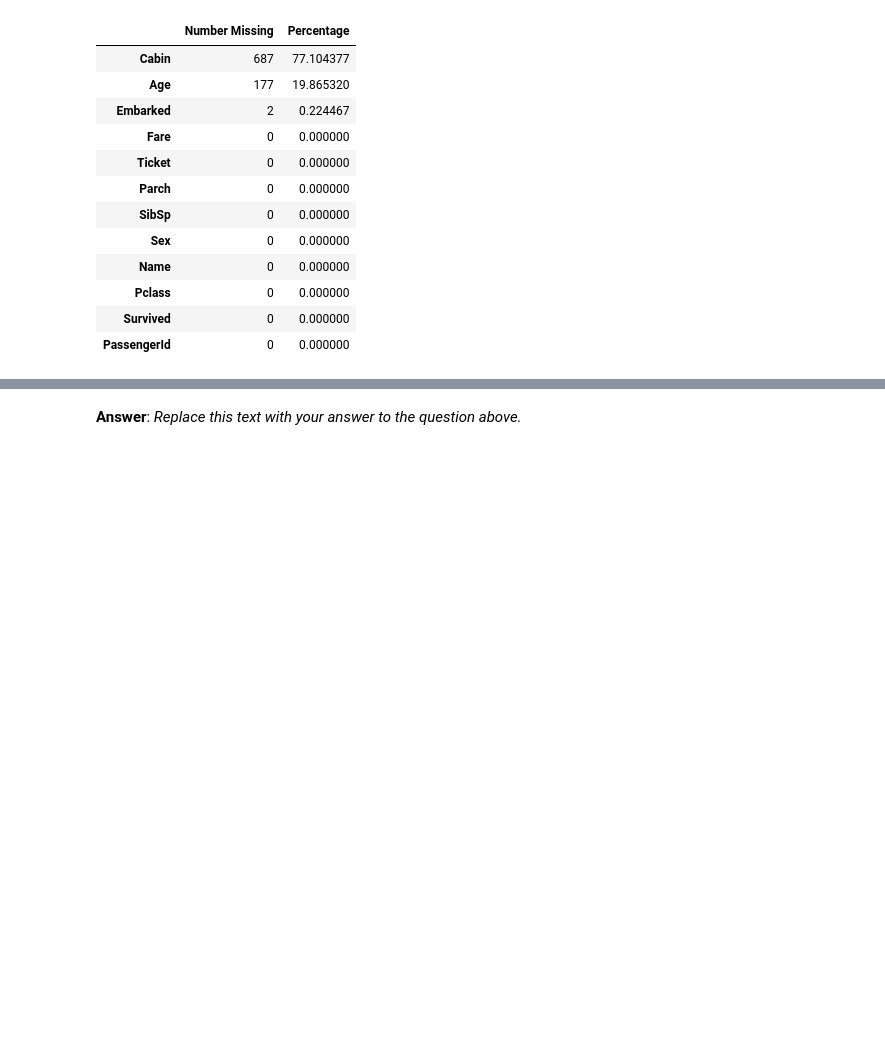
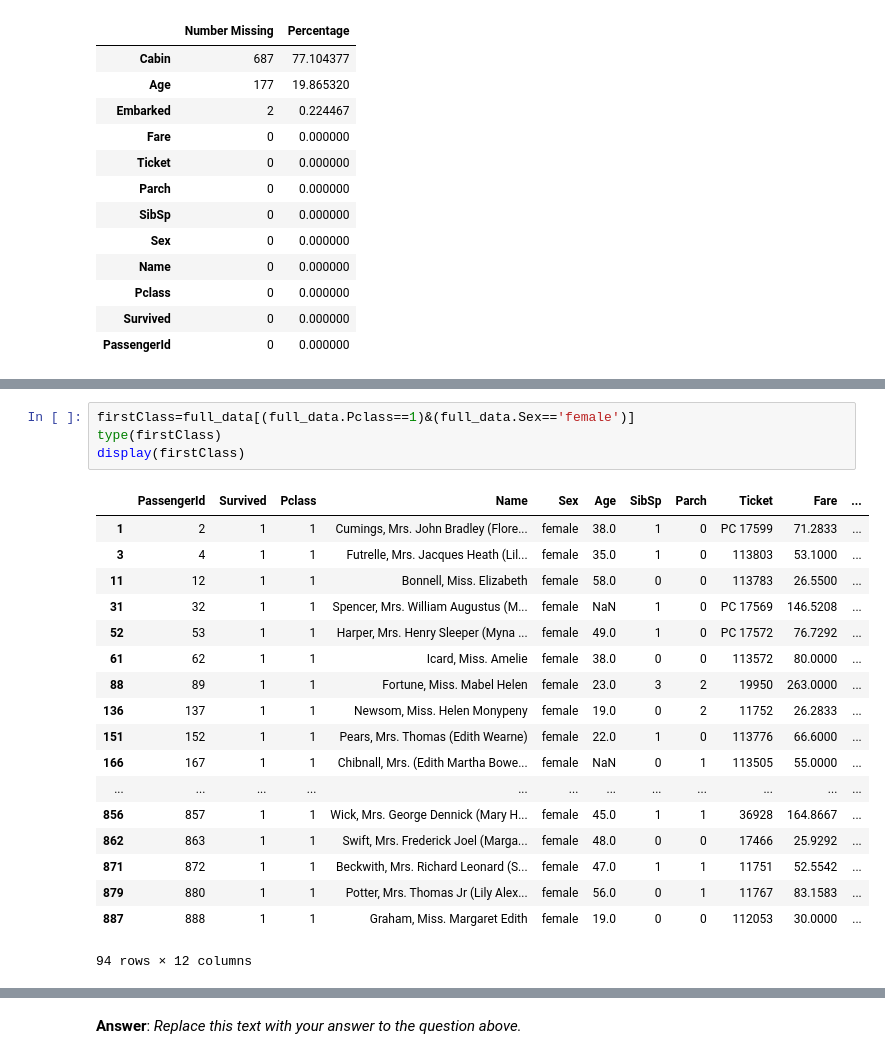
Before and after one commit to TRETH/titanic_survival_exploration, a Jupyter notebook: titanic_survival_exploration.ipynb, the cells around one changed output, grey strips where cells are left out. Saved outputs shown, nothing was run; the diff lists cells and outputs as text; blank space fills up the shorter version.

```diff
--- a/titanic_survival_exploration.ipynb
+++ b/titanic_survival_exploration.ipynb
@@ -348 +370,24 @@ Name: Age, Length: 197, dtype: float64
+# %%
+firstClass=full_data[(full_data.Pclass==1)&(full_data.Sex=='female')]
+type(firstClass)
+display(firstClass)
+# %% [output]
+|  | PassengerId | Survived | Pclass | Name | Sex | Age | SibSp | Parch | Ticket | Fare | ... |
+| 1 | 2 | 1 | 1 | Cumings, Mrs. John Bradley (Flore... | female | 38.0 | 1 | 0 | PC 17599 | 71.2833 | ... |
+| 3 | 4 | 1 | 1 | Futrelle, Mrs. Jacques Heath (Lil... | female | 35.0 | 1 | 0 | 113803 | 53.1000 | ... |
+| 11 | 12 | 1 | 1 | Bonnell, Miss. Elizabeth | female | 58.0 | 0 | 0 | 113783 | 26.5500 | ... |
+| 31 | 32 | 1 | 1 | Spencer, Mrs. William Augustus (M... | female | NaN | 1 | 0 | PC 17569 | 146.5208 | ... |
+| 52 | 53 | 1 | 1 | Harper, Mrs. Henry Sleeper (Myna ... | female | 49.0 | 1 | 0 | PC 17572 | 76.7292 | ... |
+| 61 | 62 | 1 | 1 | Icard, Miss. Amelie | female | 38.0 | 0 | 0 | 113572 | 80.0000 | ... |
+| 88 | 89 | 1 | 1 | Fortune, Miss. Mabel Helen | female | 23.0 | 3 | 2 | 19950 | 263.0000 | ... |
+| 136 | 137 | 1 | 1 | Newsom, Miss. Helen Monypeny | female | 19.0 | 0 | 2 | 11752 | 26.2833 | ... |
+| 151 | 152 | 1 | 1 | Pears, Mrs. Thomas (Edith Wearne) | female | 22.0 | 1 | 0 | 113776 | 66.6000 | ... |
+| 166 | 167 | 1 | 1 | Chibnall, Mrs. (Edith Martha Bowe... | female | NaN | 0 | 1 | 113505 | 55.0000 | ... |
+| ... | ... | ... | ... | ... | ... | ... | ... | ... | ... | ... | ... |
+| 856 | 857 | 1 | 1 | Wick, Mrs. George Dennick (Mary H... | female | 45.0 | 1 | 1 | 36928 | 164.8667 | ... |
+| 862 | 863 | 1 | 1 | Swift, Mrs. Frederick Joel (Marga... | female | 48.0 | 0 | 0 | 17466 | 25.9292 | ... |
+| 871 | 872 | 1 | 1 | Beckwith, Mrs. Richard Leonard (S... | female | 47.0 | 1 | 1 | 11751 | 52.5542 | ... |
+| 879 | 880 | 1 | 1 | Potter, Mrs. Thomas Jr (Lily Alex... | female | 56.0 | 0 | 1 | 11767 | 83.1583 | ... |
+| 887 | 888 | 1 | 1 | Graham, Miss. Margaret Edith | female | 19.0 | 0 | 0 | 112053 | 30.0000 | ... |
+94 rows × 12 columns
 # %% [markdown]
```
Also changed, not shown: parts of 6 cells of this notebook.
